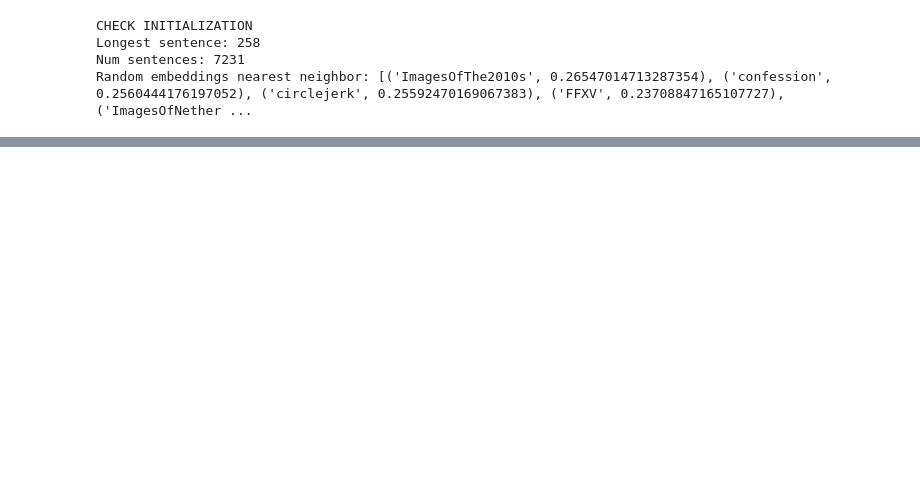
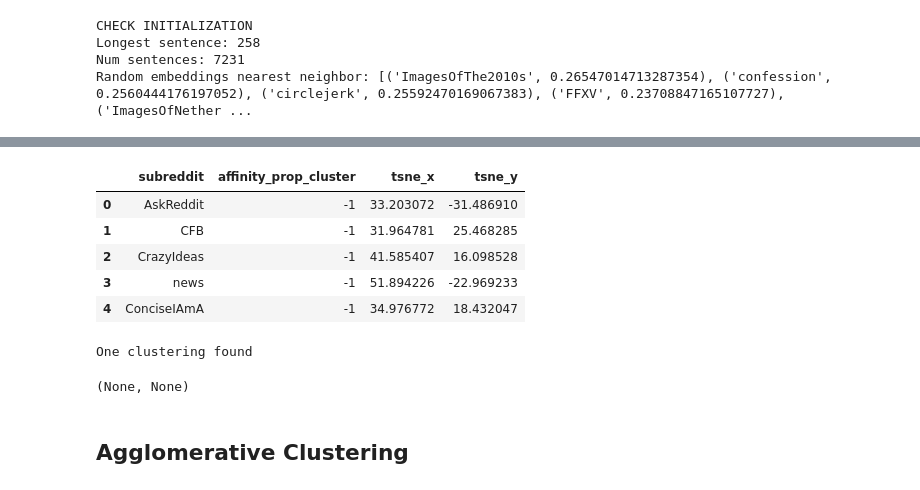
Before and after one commit to UMassCDS/IHOP-Reddit, a Jupyter notebook: notebooks/community2vec.ipynb, the cells around one changed output, grey strips where cells are left out. Saved outputs shown, nothing was run; the diff lists cells and outputs as text; code cells hidden in the pictures; blank space fills up the shorter version.

```diff
--- a/notebooks/community2vec.ipynb
+++ b/notebooks/community2vec.ipynb
@@ -128,0 +220,5 @@ myc2v.w2v_model.wv.most_similar("news", topn=10)
+# %%
+# Get pairwise cosine similarity for all subreddits
+precomupted_distances = np.zeros((len(vocab_list),len(vocab_list)))
+for i, w in enumerate(vocab_list):
+    precomupted_distances[i] = np.array(myc2v.w2v_model.wv.distances(w))
@@ -128,0 +237,10 @@ myc2v.w2v_model.wv.most_similar("news", topn=10)
+# %%
+affinity_prop_df = cluster_results_as_df(affinity_prop_clusters, vocab_list, tsne_df, 'affinity_prop_cluster')
+affinity_prop_df.head()
+# %% [output]
+|  | subreddit | affinity_prop_cluster | tsne_x | tsne_y |
+| 0 | AskReddit | -1 | 33.203072 | -31.486910 |
+| 1 | CFB | -1 | 31.964781 | 25.468285 |
+| 2 | CrazyIdeas | -1 | 41.585407 | 16.098528 |
+| 3 | news | -1 | 51.894226 | -22.969233 |
+| 4 | ConciseIAmA | -1 | 34.976772 | 18.432047 |
@@ -128,0 +250,7 @@ myc2v.w2v_model.wv.most_similar("news", topn=10)
+# %%
+compute_and_print_metrics(affinity_prop_model, embeddings)
+# %% [output]
+One clustering found
+(None, None)
+# %% [markdown]
+## Agglomerative Clustering
```
Also changed, not shown: parts of 30 cells of this notebook, 6 other files.
